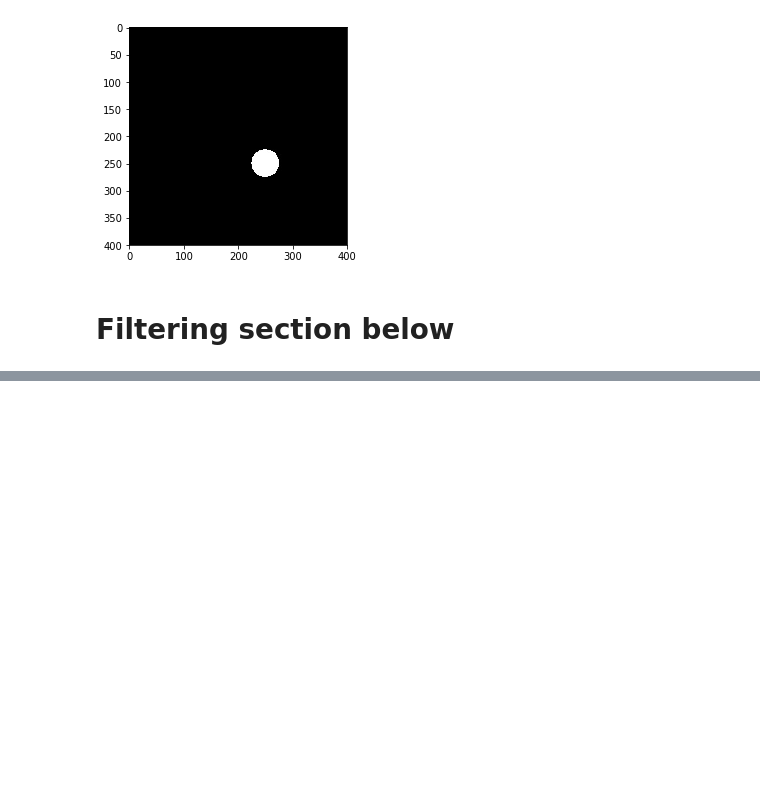
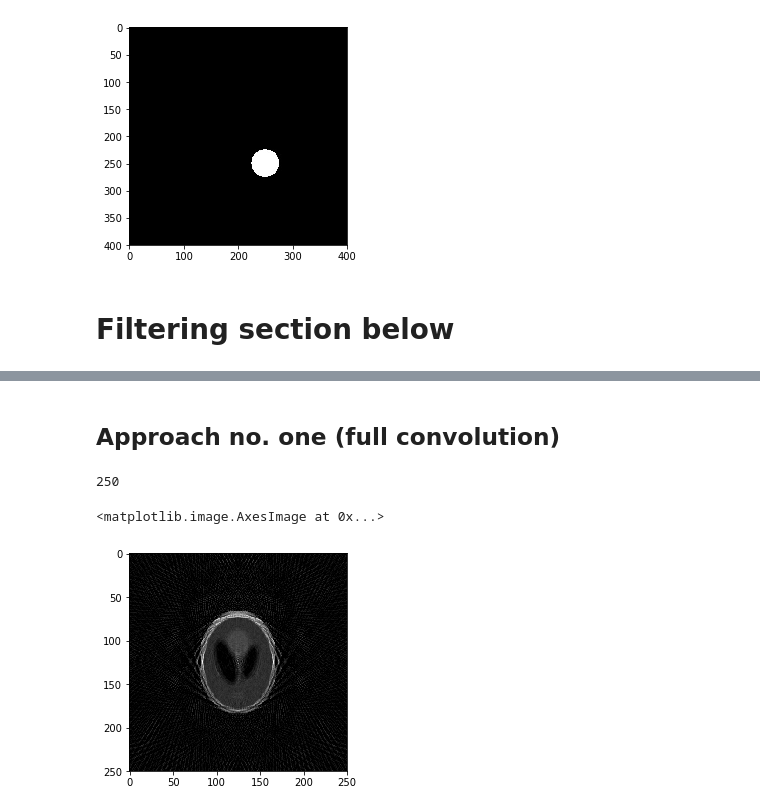
Before and after one commit to damianhorna/backprojection-tomography, a Jupyter notebook: sinogram.ipynb, the cells around one changed output, grey strips where cells are left out. Cells and saved outputs as stored; diff of their text form; code cells hidden in the pictures; blank space fills up the shorter version.

```diff
--- a/sinogram.ipynb
+++ b/sinogram.ipynb
@@ -172,0 +188,14 @@ def convolve_simple(sinogram, simple_kernel):
+# %% [markdown]
+## Approach no. one (full convolution)
+# %%
+img = plt.imread('img/hgw.jpg')
+img = cv2.resize(img,(250,250))
+sinogram, lines = gen_sinogram(150, math.pi, 1, img)
+copy = convolve_sinogram(sinogram)
+restored = restore_picture(copy, lines, img.shape)
+restored = filter_normalize(restored, perc=20)
+plt.imshow(res, cmap='gray')
+# %% [output]
+250
+<matplotlib.image.AxesImage at 0x...>
+[figure, added]
```
Also changed, not shown: parts of 10 cells of this notebook.
